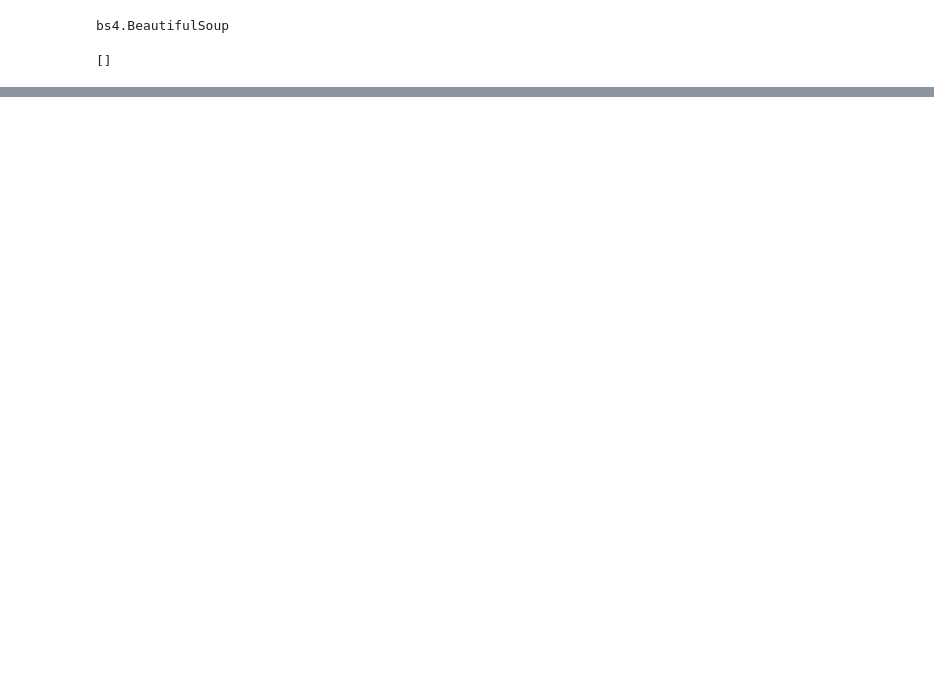
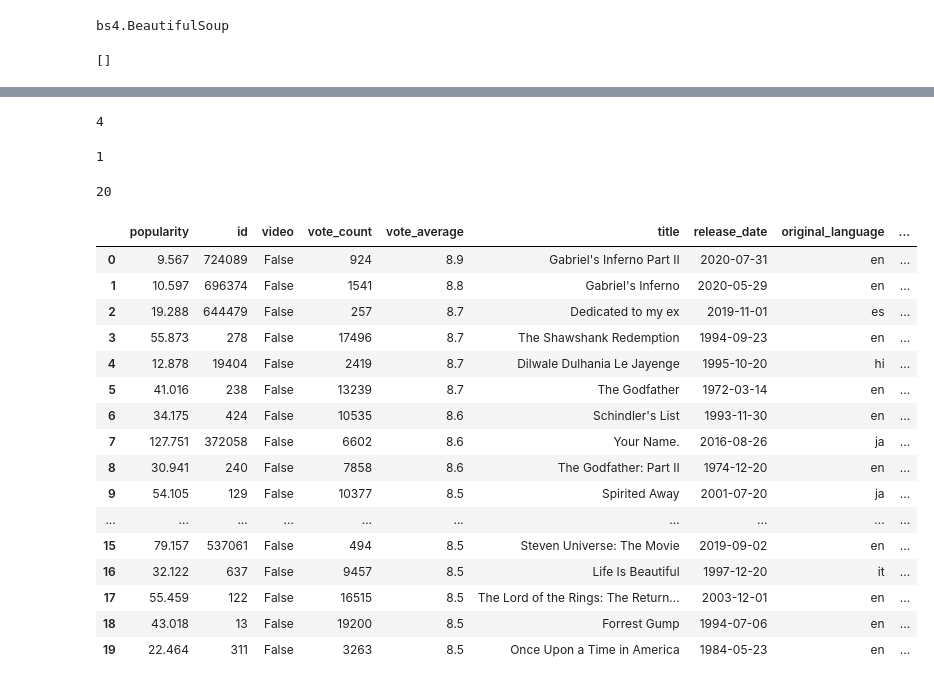
Before and after one commit to alieubaldeh1/Movies_Recomendations, a Jupyter notebook: draft.py.ipynb, the cells around one changed output, grey strips where cells are left out. Drawn from its saved outputs; the diff is of its cells as text; code cells hidden in the pictures; blank space fills up the shorter version.

```diff
--- a/draft.py.ipynb
+++ b/draft.py.ipynb
@@ -125,0 +202,2 @@ something
+# %%
+movie_db = json.loads(movie_db.text)
@@ -125,0 +264,4 @@ something
+# %%
+len(top_rated_json)
+# %% [output]
+4
@@ -125,0 +270,8 @@ something
+# %%
+top_rated_json['page']
+# %% [output]
+1
+# %%
+len(top_movies)
+# %% [output]
+20
@@ -125,0 +280,20 @@ something
+# %%
+top_movies
+# %% [output]
+|  | popularity | id | video | vote_count | vote_average | title | release_date | original_language | ... |
+| 0 | 9.567 | 724089 | False | 924 | 8.9 | Gabriel's Inferno Part II | 2020-07-31 | en | ... |
+| 1 | 10.597 | 696374 | False | 1541 | 8.8 | Gabriel's Inferno | 2020-05-29 | en | ... |
+| 2 | 19.288 | 644479 | False | 257 | 8.7 | Dedicated to my ex | 2019-11-01 | es | ... |
+| 3 | 55.873 | 278 | False | 17496 | 8.7 | The Shawshank Redemption | 1994-09-23 | en | ... |
+| 4 | 12.878 | 19404 | False | 2419 | 8.7 | Dilwale Dulhania Le Jayenge | 1995-10-20 | hi | ... |
+| 5 | 41.016 | 238 | False | 13239 | 8.7 | The Godfather | 1972-03-14 | en | ... |
+| 6 | 34.175 | 424 | False | 10535 | 8.6 | Schindler's List | 1993-11-30 | en | ... |
+| 7 | 127.751 | 372058 | False | 6602 | 8.6 | Your Name. | 2016-08-26 | ja | ... |
+| 8 | 30.941 | 240 | False | 7858 | 8.6 | The Godfather: Part II | 1974-12-20 | en | ... |
+| 9 | 54.105 | 129 | False | 10377 | 8.5 | Spirited Away | 2001-07-20 | ja | ... |
+| ... | ... | ... | ... | ... | ... | ... | ... | ... | ... |
+| 15 | 79.157 | 537061 | False | 494 | 8.5 | Steven Universe: The Movie | 2019-09-02 | en | ... |
+| 16 | 32.122 | 637 | False | 9457 | 8.5 | Life Is Beautiful | 1997-12-20 | it | ... |
+| 17 | 55.459 | 122 | False | 16515 | 8.5 | The Lord of the Rings: The Return... | 2003-12-01 | en | ... |
+| 18 | 43.018 | 13 | False | 19200 | 8.5 | Forrest Gump | 1994-07-06 | en | ... |
+| 19 | 22.464 | 311 | False | 3263 | 8.5 | Once Upon a Time in America | 1984-05-23 | en | ... |
```
Also changed, not shown: parts of 55 cells of this notebook, 2 other files.
